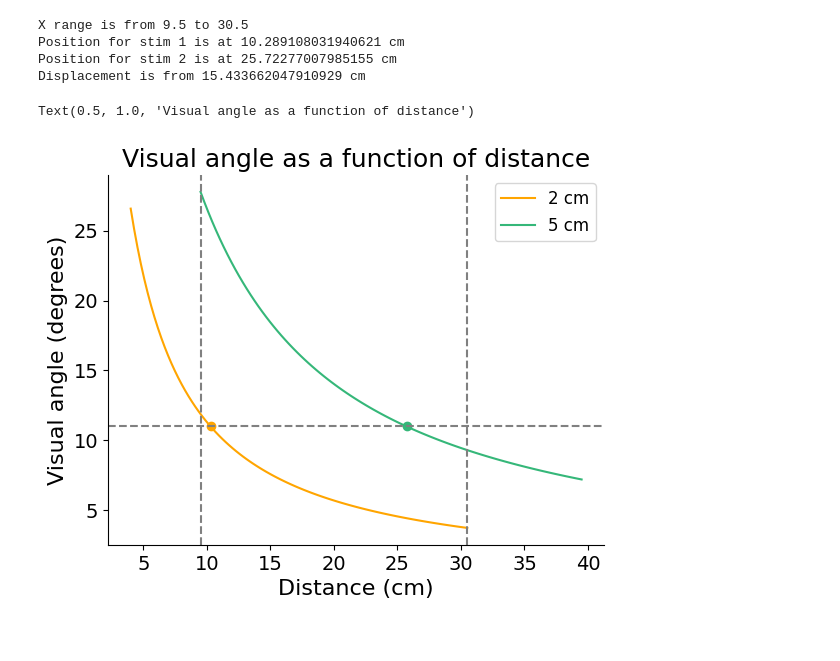
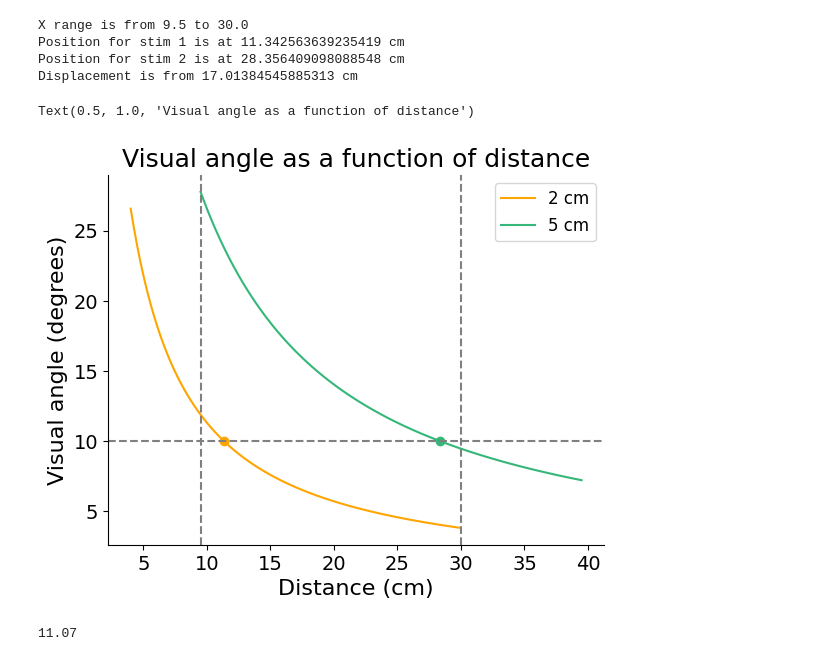
Before and after one commit to s-acosta/distance-project, a Jupyter notebook: calibration-notebooks/distance-size-computations.ipynb, the cells around one changed output. Drawn from its saved outputs; the diff is of its cells as text; code cells hidden in the pictures.

```diff
--- a/calibration-notebooks/distance-size-computations.ipynb
+++ b/calibration-notebooks/distance-size-computations.ipynb
@@ -23,39 +23,43 @@ def pos_to_angle(pos, h):
     return np.degrees(np.arctan(h/pos))
 
 y = [2, 5]        # radius, not diameter
-target_size = 11    # this is for half the stimul
+target_size = 10# this is for half the stimul
 
-x1 = np.linspace(4, 30.5, 100)
+x1 = np.linspace(4, 30, 100)
 x2 = np.linspace(9.5, 39.5, 100)
 
 # set the max of the minims of x1 and x2
 min_x = max(min(x1), min(x2))
 max_x = min(max(x1), max(x2))
 
 print('X range is from', min_x, 'to', max_x)
 print('Position for stim 1 is at', angle_to_pos(target_size, y[0]), 'cm')
 print('Position for stim 2 is at', angle_to_pos(target_size, y[1]), 'cm')
 print('Displacement is from', angle_to_pos(target_size, y[1])-angle_to_pos(target_size, y[0]), 'cm')
 
 alpha_1 = pos_to_angle(x1, y[0])
 alpha_2 = pos_to_angle(x2, y[1])
 
 plt.figure()
-plt.plot(x1, alpha_1, color='orange', label='2 cm')
-plt.plot(x2, alpha_2, color='#35b779', label='5 cm')
+plt.plot(x1, alpha_1, color='orange', label=str(y[0]) + ' cm')
+plt.plot(x2, alpha_2, color='#35b779', label=str(y[1]) + ' cm')
 plt.scatter(angle_to_pos(target_size, y[0]), target_size, color='orange')
 plt.scatter(angle_to_pos(target_size, y[1]), target_size, color='#35b779')
 plt.axhline(y=target_size, color='gray', linestyle='--')
 plt.axvline(min_x, color='gray', linestyle='--')
 plt.axvline(max_x, color='gray', linestyle='--')
 plt.xlabel('Distance (cm)')
 plt.ylabel('Visual angle (degrees)')
 plt.legend()
 plt.title('Visual angle as a function of distance')
 # %% [output]
-X range is from 9.5 to 30.5
-Position for stim 1 is at 10.289108031940621 cm
-Position for stim 2 is at 25.72277007985155 cm
-Displacement is from 15.433662047910929 cm
+X range is from 9.5 to 30.0
+Position for stim 1 is at 11.342563639235419 cm
+Position for stim 2 is at 28.356409098088548 cm
+Displacement is from 17.01384545885313 cm
 Text(0.5, 1.0, 'Visual angle as a function of distance')
-[figure, old version]
+[figure, new version]
+# %%
+20.57-9.5
+# %% [output]
+11.07
```
Also changed, not shown: 4 other files.
